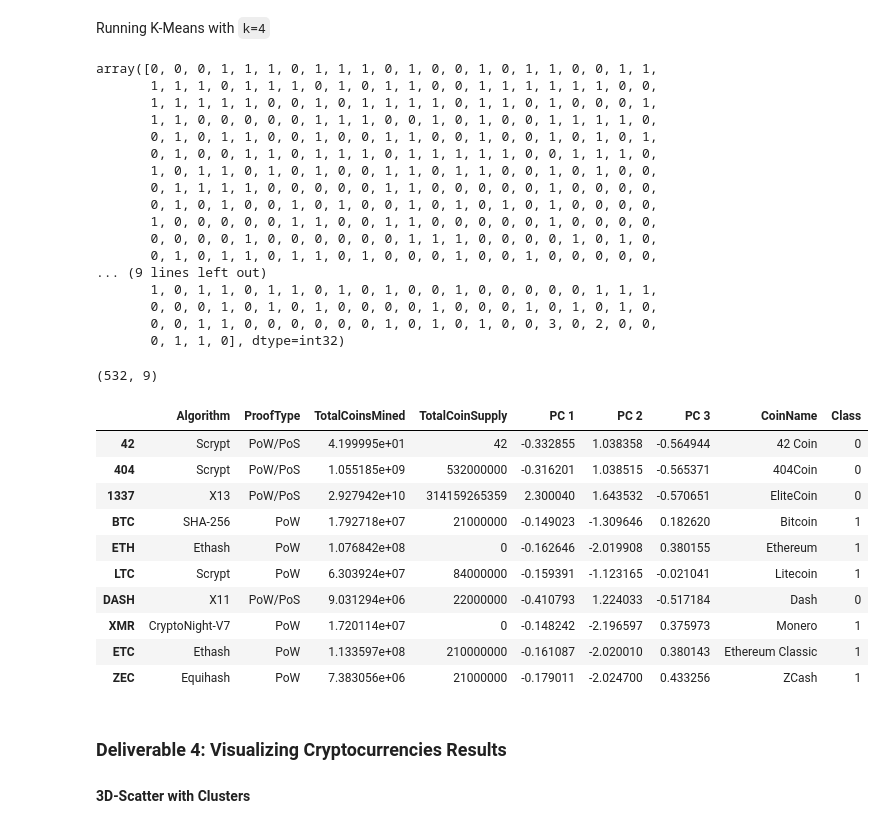
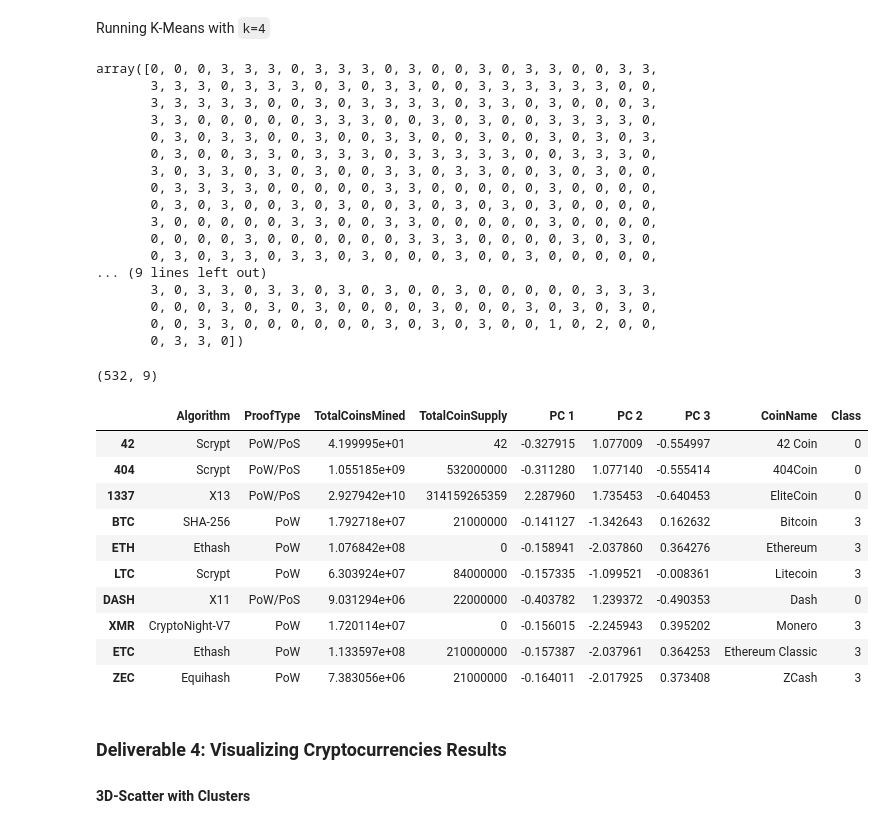
Before and after one commit to Bayan-daux/Cryptocurrencies, a Jupyter notebook: crypto_clustering.ipynb, the cells around one changed output. Saved outputs shown, nothing was run; the diff lists cells and outputs as text; code cells hidden in the pictures.

```diff
--- a/crypto_clustering.ipynb
+++ b/crypto_clustering.ipynb
@@ -236,0 +232,15 @@ pcs_df.head(10)
+# %%
+# Create an elbow curve to find the best value for K.
+inertia = []
+k = list(range(1, 11))
+
+# Calculate the inertia for the range ok k values
+for i in k:
+    km = KMeans(n_clusters=i, random_state=0)
+    km.fit(pcs_df)
+    inertia.append(km.inertia_)
+
+# Create the Elbow Curve using hvPlot
+elbow_data = {"k": k, "inertia": inertia}
+elbow_df = pd.DataFrame(elbow_data)
+elbow_df.hvplot.line(x="k", y="inertia", xticks=k, title="Elbow Curve")
@@ -238,58 +251,59 @@ pcs_df.head(10)
 Running K-Means with `k=4`
 # %%
 # Initialize the K-Means model.
-# YOUR CODE HERE
+model = KMeans(n_clusters=4, random_state=0)
 
 # Fit the model
-# YOUR CODE HERE
+model.fit(pcs_df)
 
 # Predict clusters
-# YOUR CODE HERE
+predictions = model.predict(pcs_df)
+predictions
 # %% [output]
-array([0, 0, 0, 1, 1, 1, 0, 1, 1, 1, 0, 1, 0, 0, 1, 0, 1, 1, 0, 0, 1, 1,
-       1, 1, 1, 0, 1, 1, 1, 0, 1, 0, 1, 1, 0, 0, 1, 1, 1, 1, 1, 1, 0, 0,
-       1, 1, 1, 1, 1, 0, 0, 1, 0, 1, 1, 1, 1, 0, 1, 1, 0, 1, 0, 0, 0, 1,
-       1, 1, 0, 0, 0, 0, 0, 1, 1, 1, 0, 0, 1, 0, 1, 0, 0, 1, 1, 1, 1, 0,
-       0, 1, 0, 1, 1, 0, 0, 1, 0, 0, 1, 1, 0, 0, 1, 0, 0, 1, 0, 1, 0, 1,
-       0, 1, 0, 0, 1, 1, 0, 1, 1, 1, 0, 1, 1, 1, 1, 1, 0, 0, 1, 1, 1, 0,
-       1, 0, 1, 1, 0, 1, 0, 1, 0, 0, 1, 1, 0, 1, 1, 0, 0, 1, 0, 1, 0, 0,
-       0, 1, 1, 1, 1, 0, 0, 0, 0, 0, 1, 1, 0, 0, 0, 0, 0, 1, 0, 0, 0, 0,
-       0, 1, 0, 1, 0, 0, 1, 0, 1, 0, 0, 1, 0, 1, 0, 1, 0, 1, 0, 0, 0, 0,
-       1, 0, 0, 0, 0, 0, 1, 1, 0, 0, 1, 1, 0, 0, 0, 0, 0, 1, 0, 0, 0, 0,
-       0, 0, 0, 0, 1, 0, 0, 0, 0, 0, 0, 1, 1, 1, 0, 0, 0, 0, 1, 0, 1, 0,
-       0, 1, 0, 1, 1, 0, 1, 1, 0, 1, 0, 0, 0, 1, 0, 0, 1, 0, 0, 0, 0, 0,
+array([0, 0, 0, 3, 3, 3, 0, 3, 3, 3, 0, 3, 0, 0, 3, 0, 3, 3, 0, 0, 3, 3,
+       3, 3, 3, 0, 3, 3, 3, 0, 3, 0, 3, 3, 0, 0, 3, 3, 3, 3, 3, 3, 0, 0,
+       3, 3, 3, 3, 3, 0, 0, 3, 0, 3, 3, 3, 3, 0, 3, 3, 0, 3, 0, 0, 0, 3,
+       3, 3, 0, 0, 0, 0, 0, 3, 3, 3, 0, 0, 3, 0, 3, 0, 0, 3, 3, 3, 3, 0,
+       0, 3, 0, 3, 3, 0, 0, 3, 0, 0, 3, 3, 0, 0, 3, 0, 0, 3, 0, 3, 0, 3,
+       0, 3, 0, 0, 3, 3, 0, 3, 3, 3, 0, 3, 3, 3, 3, 3, 0, 0, 3, 3, 3, 0,
+       3, 0, 3, 3, 0, 3, 0, 3, 0, 0, 3, 3, 0, 3, 3, 0, 0, 3, 0, 3, 0, 0,
+       0, 3, 3, 3, 3, 0, 0, 0, 0, 0, 3, 3, 0, 0, 0, 0, 0, 3, 0, 0, 0, 0,
+       0, 3, 0, 3, 0, 0, 3, 0, 3, 0, 0, 3, 0, 3, 0, 3, 0, 3, 0, 0, 0, 0,
+       3, 0, 0, 0, 0, 0, 3, 3, 0, 0, 3, 3, 0, 0, 0, 0, 0, 3, 0, 0, 0, 0,
+       0, 0, 0, 0, 3, 0, 0, 0, 0, 0, 0, 3, 3, 3, 0, 0, 0, 0, 3, 0, 3, 0,
+       0, 3, 0, 3, 3, 0, 3, 3, 0, 3, 0, 0, 0, 3, 0, 0, 3, 0, 0, 0, 0, 0,
 ... (9 lines left out)
-       1, 0, 1, 1, 0, 1, 1, 0, 1, 0, 1, 0, 0, 1, 0, 0, 0, 0, 0, 1, 1, 1,
-       0, 0, 0, 1, 0, 1, 0, 1, 0, 0, 0, 0, 1, 0, 0, 0, 1, 0, 1, 0, 1, 0,
-       0, 0, 1, 1, 0, 0, 0, 0, 0, 0, 1, 0, 1, 0, 1, 0, 0, 3, 0, 2, 0, 0,
-       0, 1, 1, 0], dtype=int32)
+       3, 0, 3, 3, 0, 3, 3, 0, 3, 0, 3, 0, 0, 3, 0, 0, 0, 0, 0, 3, 3, 3,
+       0, 0, 0, 3, 0, 3, 0, 3, 0, 0, 0, 0, 3, 0, 0, 0, 3, 0, 3, 0, 3, 0,
+       0, 0, 3, 3, 0, 0, 0, 0, 0, 0, 3, 0, 3, 0, 3, 0, 0, 1, 0, 2, 0, 0,
+       0, 3, 3, 0])
 # %%
 # Create a new DataFrame including predicted clusters and cryptocurrencies features.
 # Concatentate the crypto_df and pcs_df DataFrames on the same columns.
-# YOUR CODE HERE
+clustered_df = pd.concat([crypto_df, pcs_df], axis=1, join='inner')
 
 #  Add a new column, "CoinName" to the clustered_df DataFrame that holds the names of the cryptocurrencies.
-# YOUR CODE HERE
+clustered_df["CoinName"] = coins_name["CoinName"]
 
 #  Add a new column, "Class" to the clustered_df DataFrame that holds the predictions.
-# YOUR CODE HERE
+clustered_df["Class"] = model.labels_
 
 # Print the shape of the clustered_df
 print(clustered_df.shape)
 clustered_df.head(10)
 # %% [output]
 (532, 9)
 |  | Algorithm | ProofType | TotalCoinsMined | TotalCoinSupply | PC 1 | PC 2 | PC 3 | CoinName | Class |
-| 42 | Scrypt | PoW/PoS | 4.199995e+01 | 42 | -0.332855 | 1.038358 | -0.564944 | 42 Coin | 0 |
-| 404 | Scrypt | PoW/PoS | 1.055185e+09 | 532000000 | -0.316201 | 1.038515 | -0.565371 | 404Coin | 0 |
-| 1337 | X13 | PoW/PoS | 2.927942e+10 | 314159265359 | 2.300040 | 1.643532 | -0.570651 | EliteCoin | 0 |
-| BTC | SHA-256 | PoW | 1.792718e+07 | 21000000 | -0.149023 | -1.309646 | 0.182620 | Bitcoin | 1 |
-| ETH | Ethash | PoW | 1.076842e+08 | 0 | -0.162646 | -2.019908 | 0.380155 | Ethereum | 1 |
-| LTC | Scrypt | PoW | 6.303924e+07 | 84000000 | -0.159391 | -1.123165 | -0.021041 | Litecoin | 1 |
-| DASH | X11 | PoW/PoS | 9.031294e+06 | 22000000 | -0.410793 | 1.224033 | -0.517184 | Dash | 0 |
-| XMR | CryptoNight-V7 | PoW | 1.720114e+07 | 0 | -0.148242 | -2.196597 | 0.375973 | Monero | 1 |
-| ETC | Ethash | PoW | 1.133597e+08 | 210000000 | -0.161087 | -2.020010 | 0.380143 | Ethereum Classic | 1 |
-| ZEC | Equihash | PoW | 7.383056e+06 | 21000000 | -0.179011 | -2.024700 | 0.433256 | ZCash | 1 |
+| 42 | Scrypt | PoW/PoS | 4.199995e+01 | 42 | -0.327915 | 1.077009 | -0.554997 | 42 Coin | 0 |
+| 404 | Scrypt | PoW/PoS | 1.055185e+09 | 532000000 | -0.311280 | 1.077140 | -0.555414 | 404Coin | 0 |
+| 1337 | X13 | PoW/PoS | 2.927942e+10 | 314159265359 | 2.287960 | 1.735453 | -0.640453 | EliteCoin | 0 |
+| BTC | SHA-256 | PoW | 1.792718e+07 | 21000000 | -0.141127 | -1.342643 | 0.162632 | Bitcoin | 3 |
+| ETH | Ethash | PoW | 1.076842e+08 | 0 | -0.158941 | -2.037860 | 0.364276 | Ethereum | 3 |
+| LTC | Scrypt | PoW | 6.303924e+07 | 84000000 | -0.157335 | -1.099521 | -0.008361 | Litecoin | 3 |
+| DASH | X11 | PoW/PoS | 9.031294e+06 | 22000000 | -0.403782 | 1.239372 | -0.490353 | Dash | 0 |
+| XMR | CryptoNight-V7 | PoW | 1.720114e+07 | 0 | -0.156015 | -2.245943 | 0.395202 | Monero | 3 |
+| ETC | Ethash | PoW | 1.133597e+08 | 210000000 | -0.157387 | -2.037961 | 0.364253 | Ethereum Classic | 3 |
+| ZEC | Equihash | PoW | 7.383056e+06 | 21000000 | -0.164011 | -2.017925 | 0.373408 | ZCash | 3 |
 # %% [markdown]
 ### Deliverable 4: Visualizing Cryptocurrencies Results
 
```
Also changed, not shown: parts of 6 cells of this notebook.
